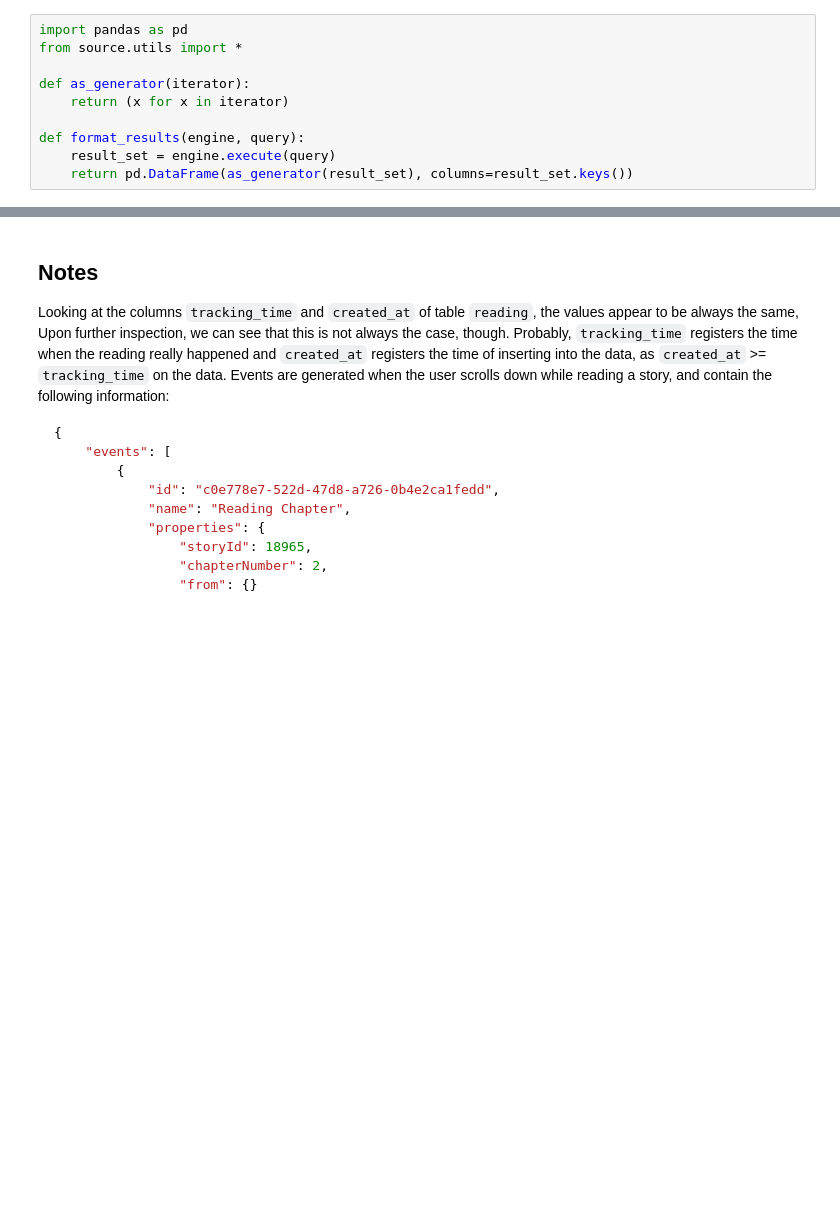
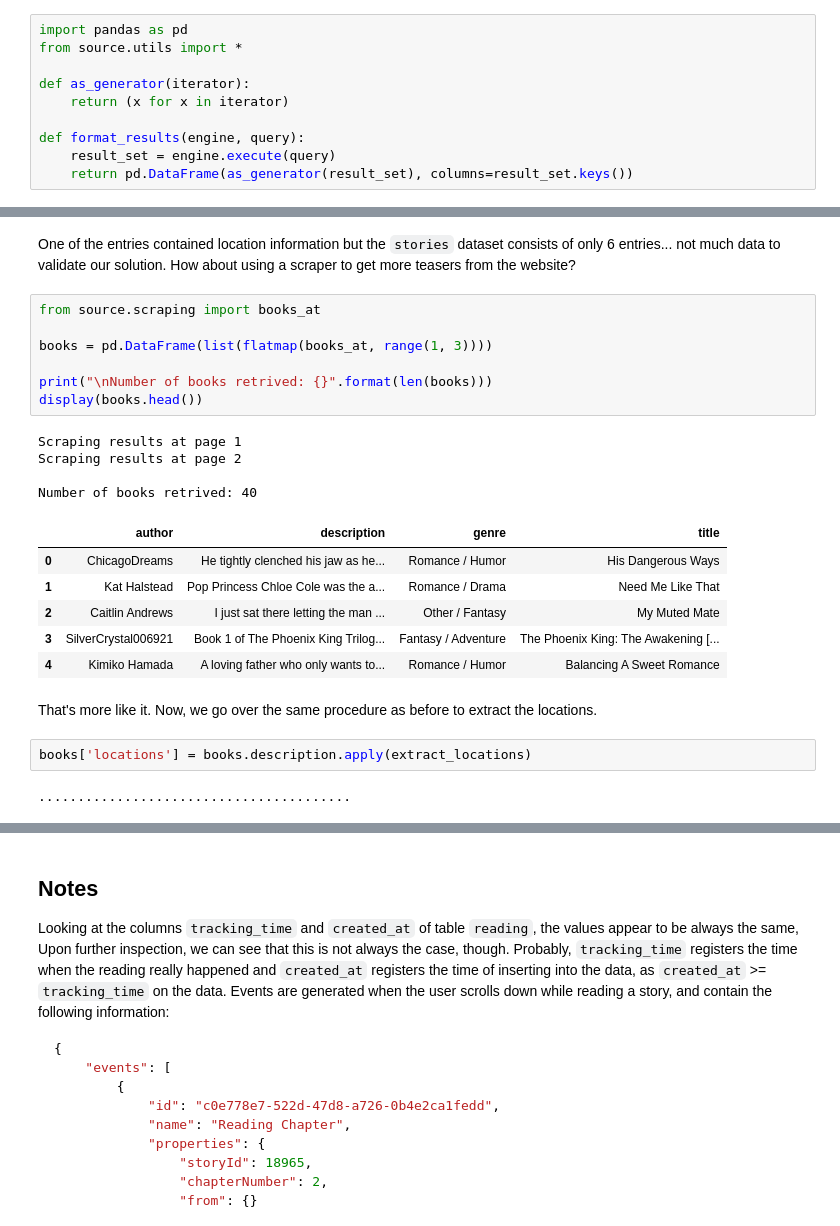
Before and after one commit to fanta-mnix/dockerized-python-postgres, a Jupyter notebook: analysis.ipynb, the cells around one changed output, grey strips where cells are left out. Saved outputs shown, nothing was run; the diff lists cells and outputs as text; blank space fills up the shorter version.

```diff
--- a/analysis.ipynb
+++ b/analysis.ipynb
@@ -178,0 +473,26 @@ pd.concat([n3_sql, n3_pandas], axis=1)
+# %% [markdown]
+One of the entries contained location information but the `stories` dataset consists of only 6 entries... not much data to validate our solution. How about using a scraper to get more teasers from the website?
+# %%
+from source.scraping import books_at
+
+books = pd.DataFrame(list(flatmap(books_at, range(1, 3))))
+
+print("\nNumber of books retrived: {}".format(len(books)))
+display(books.head())
+# %% [output]
+Scraping results at page 1
+Scraping results at page 2
+
+Number of books retrived: 40
+|  | author | description | genre | title |
+| 0 | ChicagoDreams | He tightly clenched his jaw as he... | Romance / Humor | His Dangerous Ways |
+| 1 | Kat Halstead | Pop Princess Chloe Cole was the a... | Romance / Drama | Need Me Like That |
+| 2 | Caitlin Andrews | I just sat there letting the man ... | Other / Fantasy | My Muted Mate |
+| 3 | SilverCrystal006921 | Book 1 of The Phoenix King Trilog... | Fantasy / Adventure | The Phoenix King: The Awakening [... |
+| 4 | Kimiko Hamada | A loving father who only wants to... | Romance / Humor | Balancing A Sweet Romance |
+# %% [markdown]
+That's more like it. Now, we go over the same procedure as before to extract the locations.
+# %%
+books['locations'] = books.description.apply(extract_locations)
+# %% [output]
+........................................
```
Also changed, not shown: parts of 37 cells of this notebook, 10 other files.
